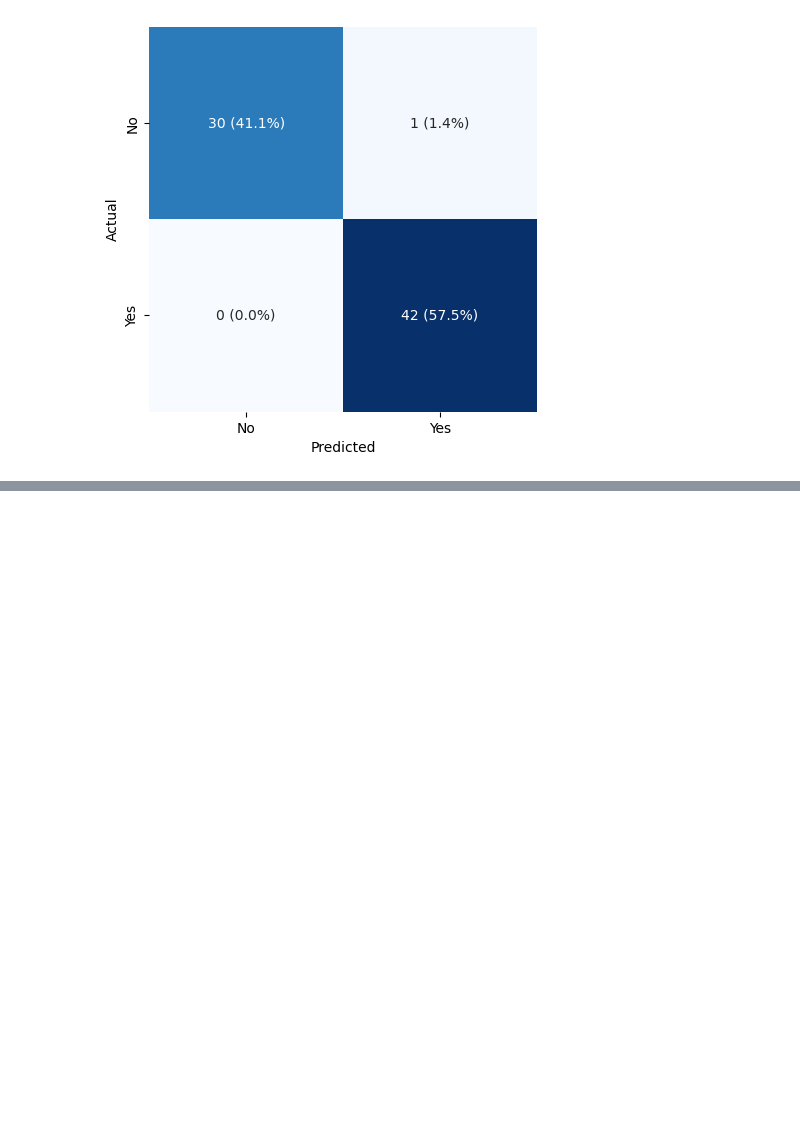
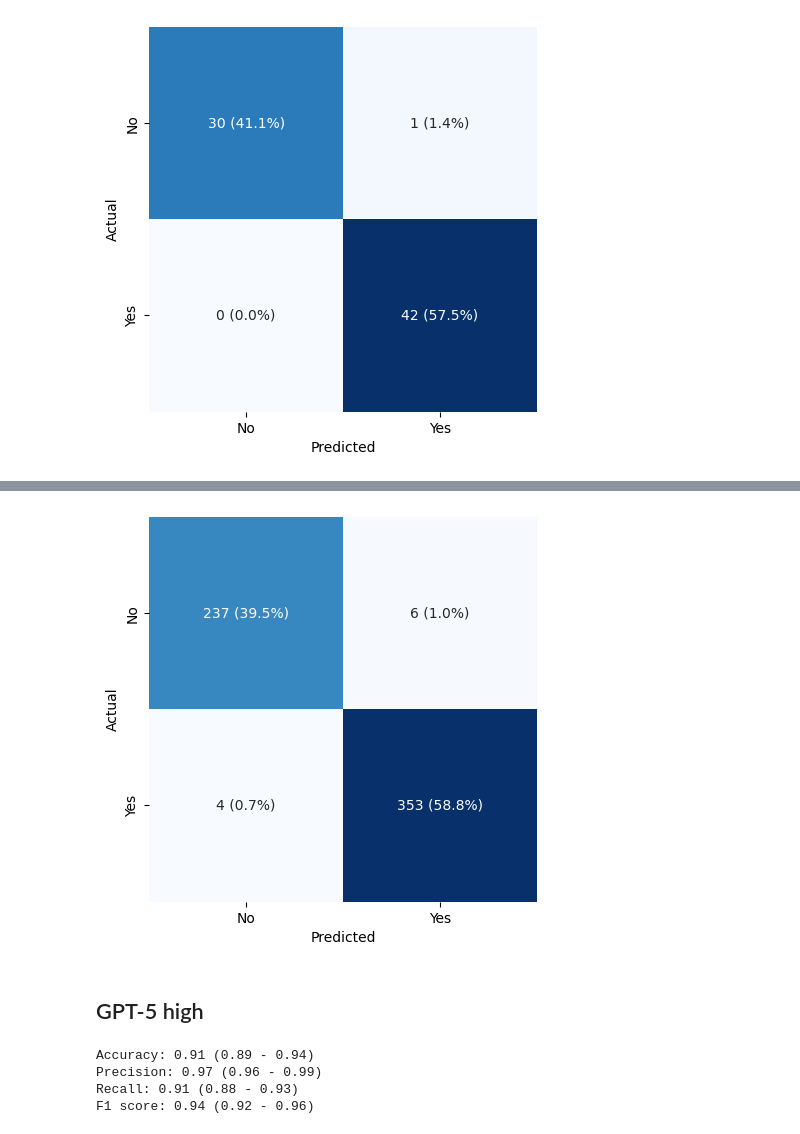
Before and after one commit to windisch-paul/o1, a Jupyter notebook: analysis.ipynb, the cells around one changed output, grey strips where cells are left out. Drawn from its saved outputs; the diff is of its cells as text; code cells hidden in the pictures; blank space fills up the shorter version.

```diff
--- a/analysis.ipynb
+++ b/analysis.ipynb
@@ -686,0 +1089,66 @@ fig.savefig("plots/o1_metastatic_verbose_confusion.png", dpi=300, bbox_inches="t
+# %%
+# Create plot of predicted and actual values for METASTATIC
+fig = plt.figure(figsize=(5, 5))
+
+# Create labels with counts and percentages
+labels_gpt5_medium_metastatic = cm_gpt5_medium_metastatic.values.astype(str)
+labels_gpt5_medium_metastatic[0, 0] = (
+    f"{cm_gpt5_medium_metastatic.values[0,0]} ({100 * tn_gpt5_medium_metastatic/df['gpt5_medium_metastatic'].notna().sum():.1f}%)"
+)
+labels_gpt5_medium_metastatic[0, 1] = (
+    f"{cm_gpt5_medium_metastatic.values[0,1]} ({100 * fp_gpt5_medium_metastatic/df['gpt5_medium_metastatic'].notna().sum():.1f}%)"
+)
+labels_gpt5_medium_metastatic[1, 0] = (
+    f"{cm_gpt5_medium_metastatic.values[1,0]} ({100 * fn_gpt5_medium_metastatic/df['gpt5_medium_metastatic'].notna().sum():.1f}%)"
+)
+labels_gpt5_medium_metastatic[1, 1] = (
+    f"{cm_gpt5_medium_metastatic.values[1,1]} ({100 * tp_gpt5_medium_metastatic/df['gpt5_medium_metastatic'].notna().sum():.1f}%)"
+)
+
+sns.heatmap(
+    cm_gpt5_medium_metastatic, annot=labels_gpt5_medium_metastatic, fmt="", cmap="Blues"
+)
+plt.xlabel("Predicted")
+plt.ylabel("Actual")
+plt.xticks([0.5, 1.5], ["No", "Yes"])
+plt.yticks([0.5, 1.5], ["No", "Yes"])
+# Remove the colorbar but keep the width of the heatmap
+plt.gca().collections[0].colorbar.remove()
+plt.show()
+
+fig.savefig("plots/gpt5_medium_metastatic_confusion.png", dpi=300, bbox_inches="tight")
+# %% [output]
+[figure, added]
+# %% [markdown]
+## GPT-5 high
+# %%
+# Create confusion matrix of predicted and actual values for LOCAL
+cm_gpt5_high_local = pd.crosstab(df["ground_truth_local"], df["gpt5_high_local"])
+
+#  Calculate true positives, false positives, false negatives, and true negatives
+tp_gpt5_high_local = cm_gpt5_high_local.loc[True, True]
+fp_gpt5_high_local = cm_gpt5_high_local.loc[False, True]
+fn_gpt5_high_local = cm_gpt5_high_local.loc[True, False]
+tn_gpt5_high_local = cm_gpt5_high_local.loc[False, False]
+
+# Calculate accuracy, precision, recall, f1 score
+accuracy_gpt5_high_local = (tp_gpt5_high_local + tn_gpt5_high_local) / (tp_gpt5_high_local + tn_gpt5_high_local + fp_gpt5_high_local + fn_gpt5_high_local)
+precision_gpt5_high_local = tp_gpt5_high_local / (tp_gpt5_high_local + fp_gpt5_high_local)
+recall_gpt5_high_local = tp_gpt5_high_local / (tp_gpt5_high_local + fn_gpt5_high_local)
+f1_score_gpt5_high_local = 2 * precision_gpt5_high_local * recall_gpt5_high_local / (precision_gpt5_high_local + recall_gpt5_high_local)
+
+# Calculate the 95% confidence interval for the accuracy, precision, recall, and f1 score
+accuracy_gpt5_high_local_ci = 1.96 * np.sqrt((accuracy_gpt5_high_local * (1 - accuracy_gpt5_high_local)) / df["gpt5_high_local"].notna().sum())
+precision_gpt5_high_local_ci = 1.96 * np.sqrt((precision_gpt5_high_local * (1 - precision_gpt5_high_local)) / df["gpt5_high_local"].notna().sum())
+recall_gpt5_high_local_ci = 1.96 * np.sqrt((recall_gpt5_high_local * (1 - recall_gpt5_high_local)) / df["gpt5_high_local"].notna().sum())
+f1_score_gpt5_high_local_ci = 1.96 * np.sqrt((f1_score_gpt5_high_local * (1 - f1_score_gpt5_high_local)) / df["gpt5_high_local"].notna().sum())
+
+print(f"Accuracy: {accuracy_gpt5_high_local:.2f} ({accuracy_gpt5_high_local-accuracy_gpt5_high_local_ci:.2f} - {accuracy_gpt5_high_local+accuracy_gpt5_high_local_ci:.2f})")
+print(f"Precision: {precision_gpt5_high_local:.2f} ({precision_gpt5_high_local-precision_gpt5_high_local_ci:.2f} - {precision_gpt5_high_local+precision_gpt5_high_local_ci:.2f})")
+print(f"Recall: {recall_gpt5_high_local:.2f} ({recall_gpt5_high_local-recall_gpt5_high_local_ci:.2f} - {recall_gpt5_high_local+recall_gpt5_high_local_ci:.2f})")
+print(f"F1 score: {f1_score_gpt5_high_local:.2f} ({f1_score_gpt5_high_local-f1_score_gpt5_high_local_ci:.2f} - {f1_score_gpt5_high_local+f1_score_gpt5_high_local_ci:.2f})")
+# %% [output]
+Accuracy: 0.91 (0.89 - 0.94)
+Precision: 0.97 (0.96 - 0.99)
+Recall: 0.91 (0.88 - 0.93)
+F1 score: 0.94 (0.92 - 0.96)
```
Also changed, not shown: parts of 33 cells of this notebook, 16 other files.
